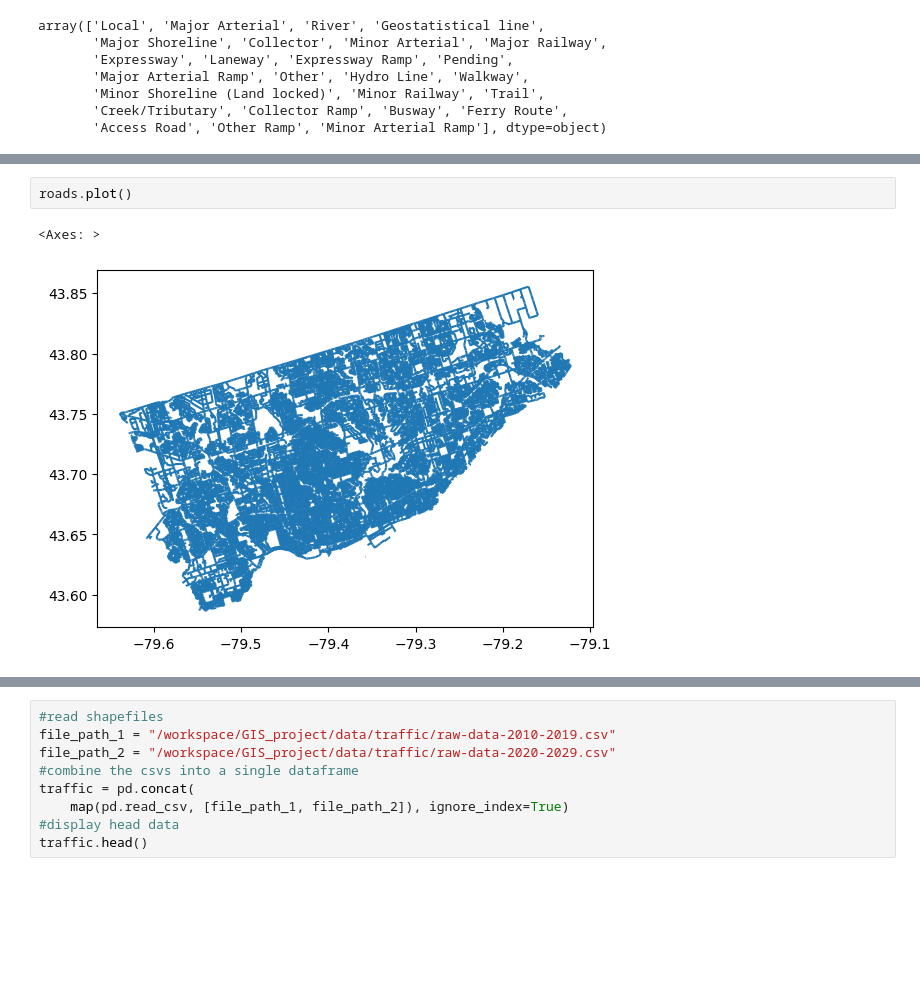
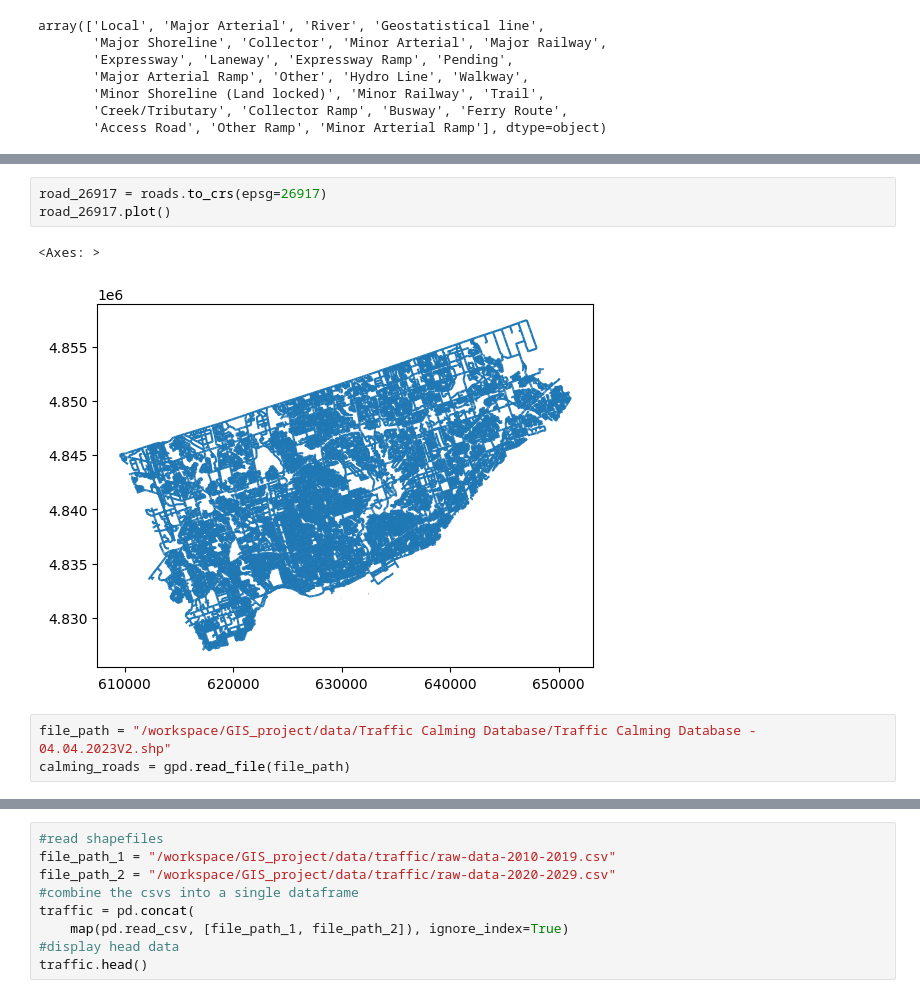
Before and after one commit to naorella/GIS_Showcase, a Jupyter notebook: template.ipynb, the cells around one changed output, grey strips where cells are left out. Drawn from its saved outputs; the diff is of its cells as text; blank space fills up the shorter version.

```diff
--- a/template.ipynb
+++ b/template.ipynb
@@ -59,8 +59,12 @@ roads.head()
 | 2 | 7862398 | 2611 | Thirteenth St | Thirteenth Street | Thirteenth | Thirteenth St | 13470571 | 13470538 | 201500 | ... |
 | 3 | 914587 | 1962 | Lake Shore Blvd W | Lake Shore Boulevard West | Lake Shore | Lake Shore Blvd W | 13470546 | 13470552 | 201200 | ... |
 | 4 | 6735911 | 1962 | Lake Shore Blvd W | Lake Shore Boulevard West | Lake Shore | Lake Shore Blvd W | 13470552 | 13470558 | 201200 | ... |
-# %%
-roads.plot()
-# %% [output]
-<Axes: >
-[figure, removed]
+# %%
+road_26917 = roads.to_crs(epsg=26917)
+road_26917.plot()
+# %% [output]
+<Axes: >
+[figure, added]
+# %%
+file_path = "/workspace/GIS_project/data/Traffic Calming Database/Traffic Calming Database - 04.04.2023V2.shp"
+calming_roads = gpd.read_file(file_path)
```
Also changed, not shown: parts of 8 cells of this notebook.
